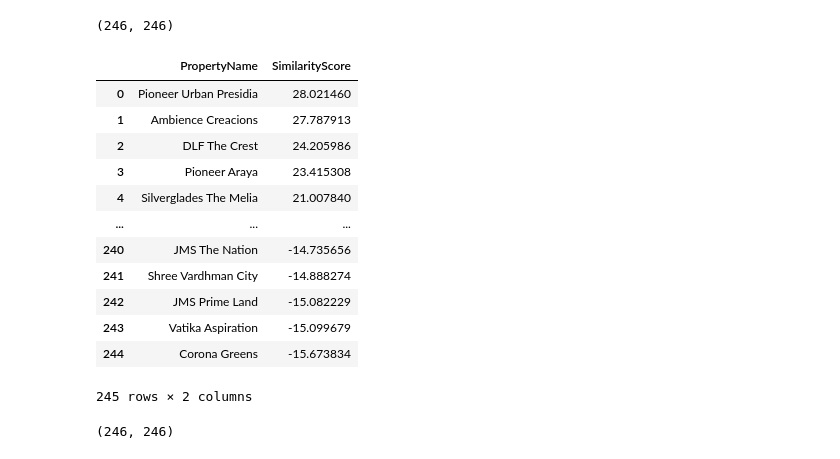
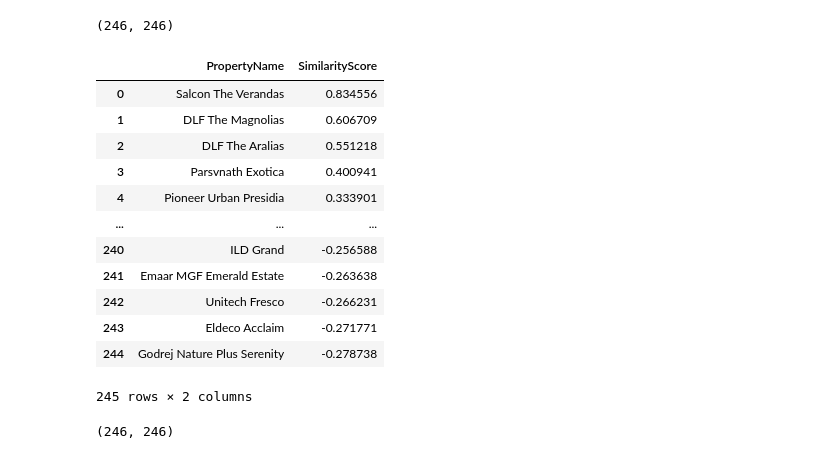
Before and after one commit to sahilshore/real-estate-intelligence, a Jupyter notebook: Data Visualization/recommender-system.ipynb, the cells around one changed output. Drawn from its saved outputs; the diff is of its cells as text; code cells hidden in the pictures.

Commit message:
add location based recommender

```diff
--- a/Data Visualization/recommender-system.ipynb
+++ b/Data Visualization/recommender-system.ipynb
@@ -661,45 +677,45 @@ cosine_sim3.shape
 # %%
 def recommend_properties_with_scores(property_name, top_n=247):
 
-    cosine_sim_matrix = 30*cosine_sim + 20*cosine_sim2 + 8*cosine_sim3
+    cosine_sim_matrix = 0.5*cosine_sim + 0.8*cosine_sim2 + 1.0*cosine_sim3
     # cosine_sim_matrix = cosine_sim3
 
     # Get the similarity scores for the property using its name as the index
     sim_scores = list(enumerate(cosine_sim_matrix[location_df_normalized.index.get_loc(property_name)]))
 
     # Sort properties based on the similarity scores
     sorted_scores = sorted(sim_scores, key=lambda x: x[1], reverse=True)
 
     # Get the indices and scores of the top_n most similar properties
     top_indices = [i[0] for i in sorted_scores[1:top_n+1]]
     top_scores = [i[1] for i in sorted_scores[1:top_n+1]]
 
     # Retrieve the names of the top properties using the indices
     top_properties = location_df_normalized.index[top_indices].tolist()
 
     # Create a dataframe with the results
     recommendations_df = pd.DataFrame({
         'PropertyName': top_properties,
         'SimilarityScore': top_scores
     })
 
     return recommendations_df
 
 # Test the recommender function using a property name
-recommend_properties_with_scores('Ireo Victory Valley')
+recommend_properties_with_scores('DLF The Camellias')
 # %% [output]
 |  | PropertyName | SimilarityScore |
-| 0 | Pioneer Urban Presidia | 28.021460 |
-| 1 | Ambience Creacions | 27.787913 |
-| 2 | DLF The Crest | 24.205986 |
-| 3 | Pioneer Araya | 23.415308 |
-| 4 | Silverglades The Melia | 21.007840 |
+| 0 | Salcon The Verandas | 0.834556 |
+| 1 | DLF The Magnolias | 0.606709 |
+| 2 | DLF The Aralias | 0.551218 |
+| 3 | Parsvnath Exotica | 0.400941 |
+| 4 | Pioneer Urban Presidia | 0.333901 |
 | ... | ... | ... |
-| 240 | JMS The Nation | -14.735656 |
-| 241 | Shree Vardhman City | -14.888274 |
-| 242 | JMS Prime Land | -15.082229 |
-| 243 | Vatika Aspiration | -15.099679 |
-| 244 | Corona Greens | -15.673834 |
+| 240 | ILD Grand | -0.256588 |
+| 241 | Emaar MGF Emerald Estate | -0.263638 |
+| 242 | Unitech Fresco | -0.266231 |
+| 243 | Eldeco Acclaim | -0.271771 |
+| 244 | Godrej Nature Plus Serenity | -0.278738 |
 245 rows × 2 columns
 # %%
 (30*cosine_sim + 20*cosine_sim2 + 8*cosine_sim3).shape
```
Also changed, not shown: parts of 16 cells of this notebook, 2 other files.
